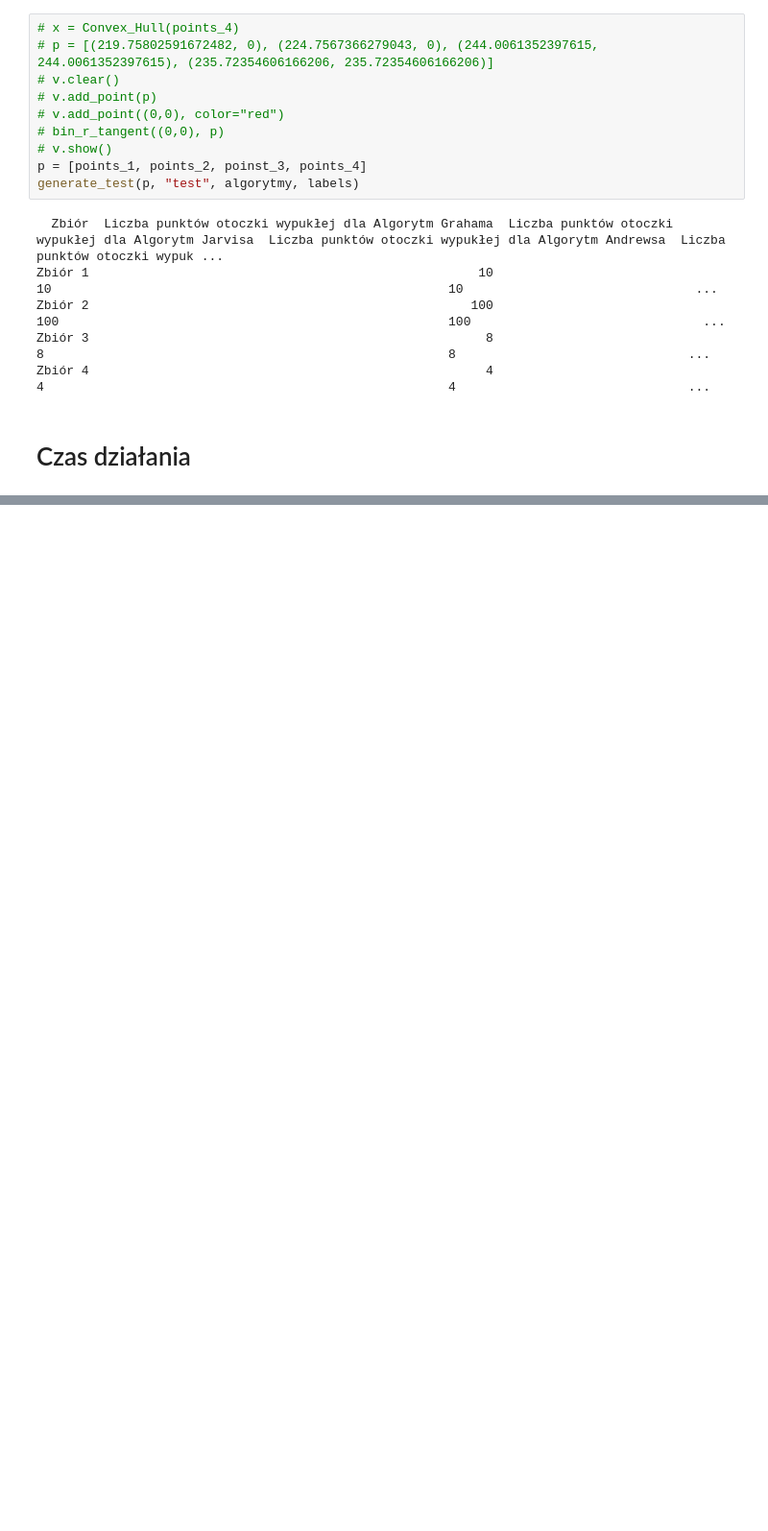
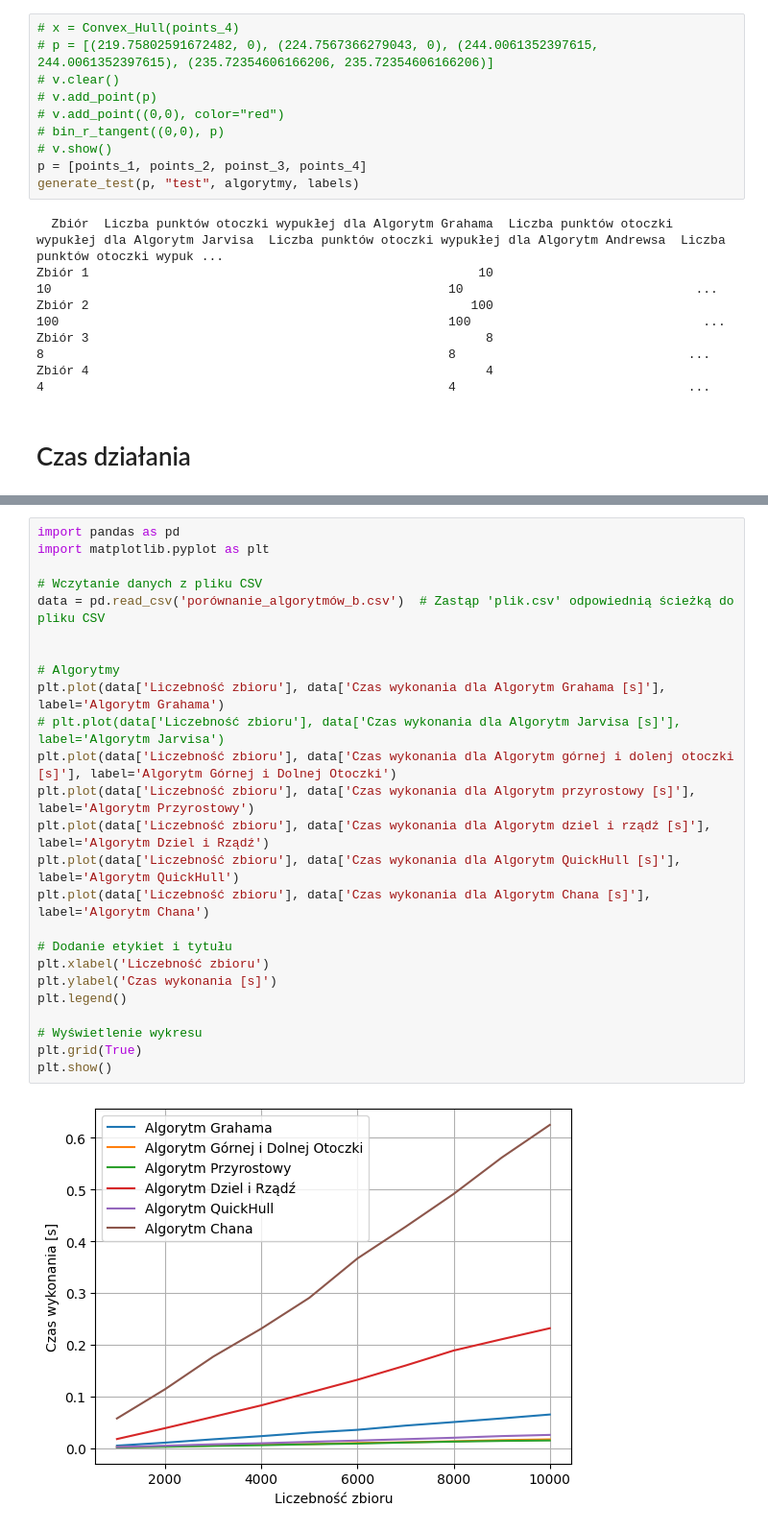
Before and after one commit to DEFALT314/geometric-algorithms-convex-hull, a Jupyter notebook: main.ipynb, the cells around one changed output, grey strips where cells are left out. Shown at 96% size. Drawn from its saved outputs; the diff is of its cells as text; blank space fills up the shorter version.

```diff
--- a/main.ipynb
+++ b/main.ipynb
@@ -1304,3 +1320,30 @@ KeyboardInterrupt:
+# %%
+import pandas as pd
+import matplotlib.pyplot as plt
+
+# Wczytanie danych z pliku CSV
+data = pd.read_csv('porównanie_algorytmów_b.csv')  # Zastąp 'plik.csv' odpowiednią ścieżką do pliku CSV
+
+
+# Algorytmy
+plt.plot(data['Liczebność zbioru'], data['Czas wykonania dla Algorytm Grahama [s]'], label='Algorytm Grahama')
+# plt.plot(data['Liczebność zbioru'], data['Czas wykonania dla Algorytm Jarvisa [s]'], label='Algorytm Jarvisa')
+plt.plot(data['Liczebność zbioru'], data['Czas wykonania dla Algorytm górnej i dolenj otoczki [s]'], label='Algorytm Górnej i Dolnej Otoczki')
+plt.plot(data['Liczebność zbioru'], data['Czas wykonania dla Algorytm przyrostowy [s]'], label='Algorytm Przyrostowy')
+plt.plot(data['Liczebność zbioru'], data['Czas wykonania dla Algorytm dziel i rządź [s]'], label='Algorytm Dziel i Rządź')
+plt.plot(data['Liczebność zbioru'], data['Czas wykonania dla Algorytm QuickHull [s]'], label='Algorytm QuickHull')
+plt.plot(data['Liczebność zbioru'], data['Czas wykonania dla Algorytm Chana [s]'], label='Algorytm Chana')
+
+# Dodanie etykiet i tytułu
+plt.xlabel('Liczebność zbioru')
+plt.ylabel('Czas wykonania [s]')
+plt.legend()
+
+# Wyświetlenie wykresu
+plt.grid(True)
+plt.show()
+# %% [output]
+[figure, added]
 # %%
 generate_comparison_table(
     new_points_c, "porównanie_algorytmów_c", algorytmy, labels)
```
Also changed, not shown: parts of 20 cells of this notebook, 4 other files.
